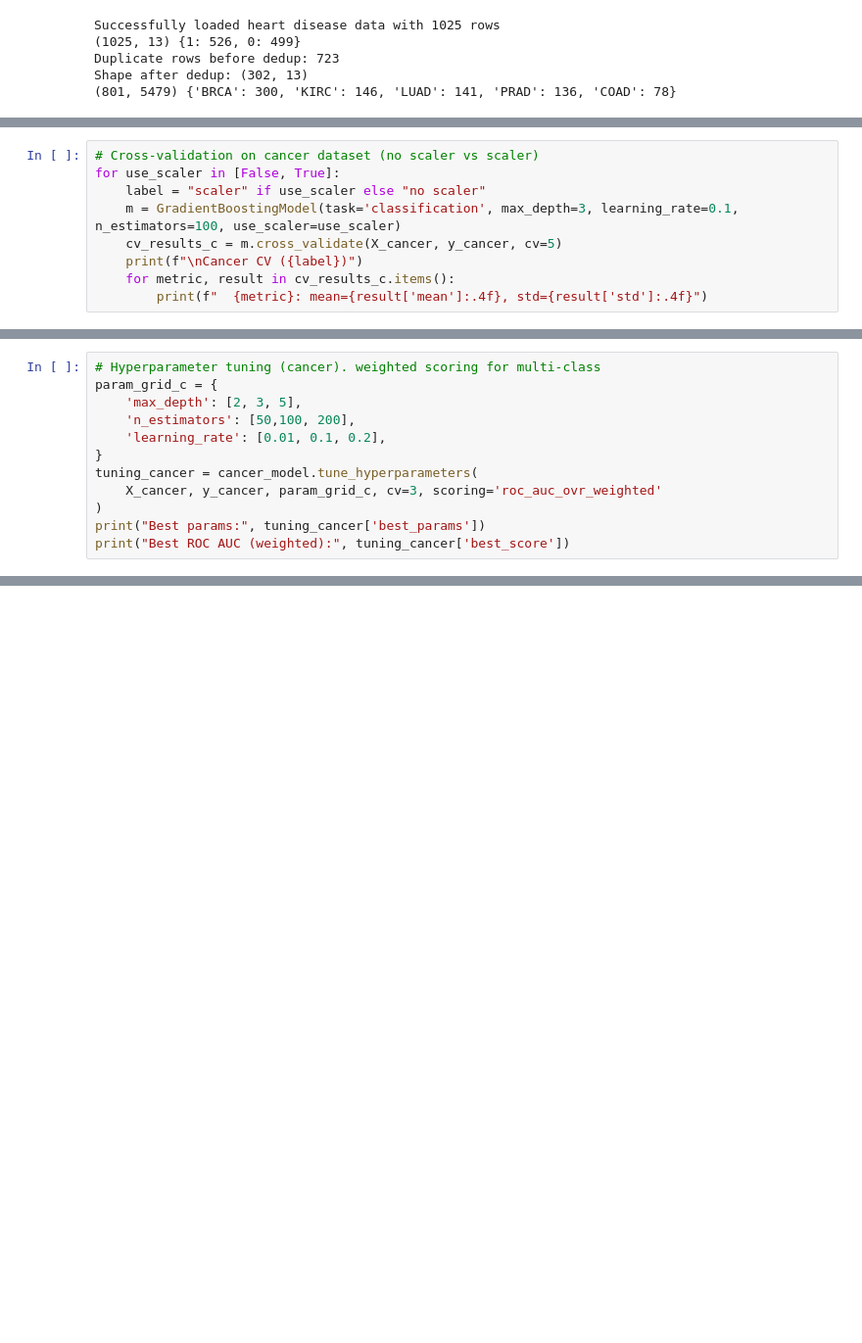
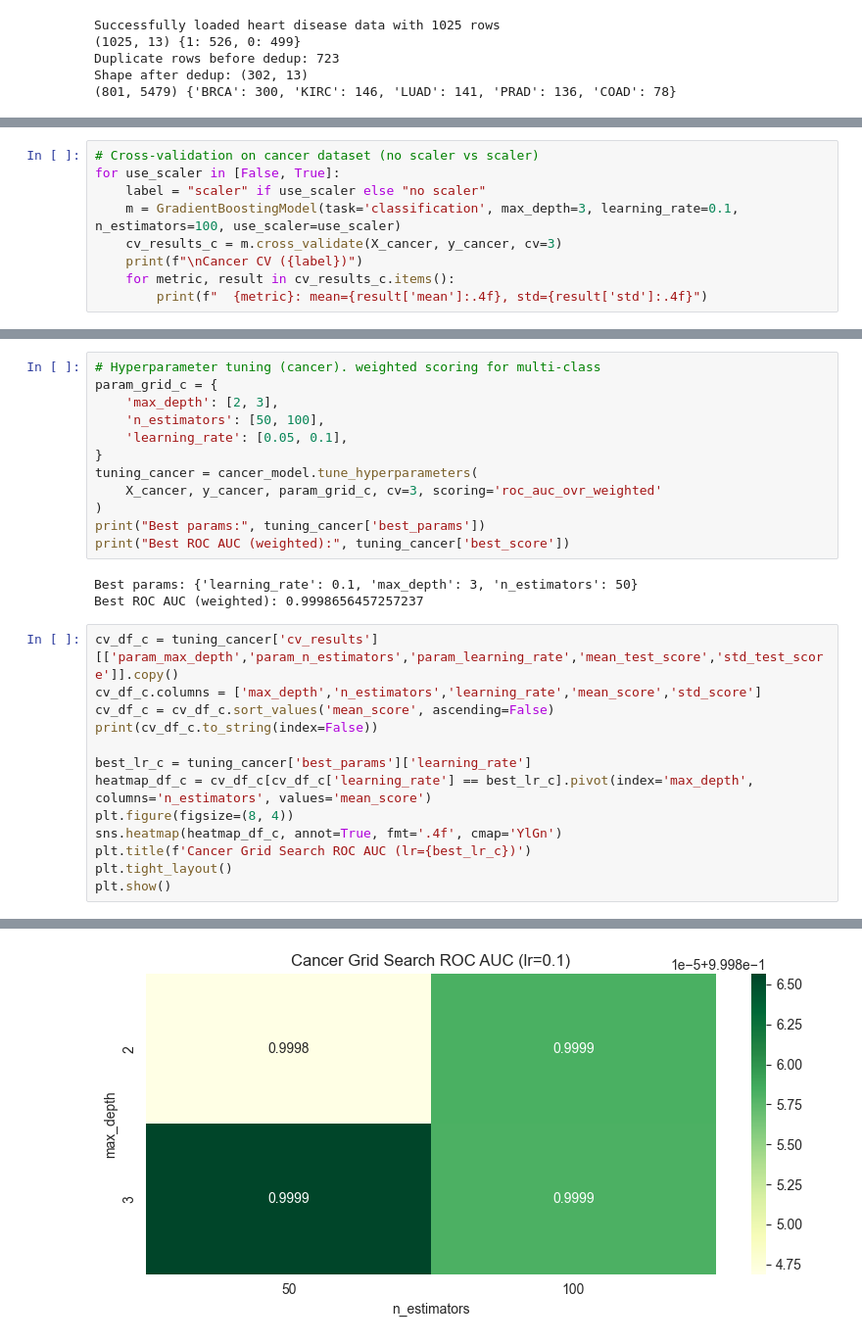
Before and after one commit to csci1851/homework-2-generoussidewalk, a Jupyter notebook: homework2/src/playground.ipynb, the cells around one changed output, grey strips where cells are left out. Shown at 98% size. Saved outputs shown, nothing was run; the diff lists cells and outputs as text; blank space fills up the shorter version.

```diff
--- a/homework2/src/playground.ipynb
+++ b/homework2/src/playground.ipynb
@@ -148,7 +204,7 @@ print("Cancer (scaler):   ", cancer_metrics_scaler)
 for use_scaler in [False, True]:
     label = "scaler" if use_scaler else "no scaler"
     m = GradientBoostingModel(task='classification', max_depth=3, learning_rate=0.1, n_estimators=100, use_scaler=use_scaler)
-    cv_results_c = m.cross_validate(X_cancer, y_cancer, cv=5)
+    cv_results_c = m.cross_validate(X_cancer, y_cancer, cv=3)
     print(f"\nCancer CV ({label})")
     for metric, result in cv_results_c.items():
         print(f"  {metric}: mean={result['mean']:.4f}, std={result['std']:.4f}")
@@ -170,12 +251,29 @@ print(results_cancer_df.to_string(index=False))
 # %%
 # Hyperparameter tuning (cancer). weighted scoring for multi-class
 param_grid_c = {
-    'max_depth': [2, 3, 5],
-    'n_estimators': [50,100, 200],
-    'learning_rate': [0.01, 0.1, 0.2],
+    'max_depth': [2, 3],
+    'n_estimators': [50, 100],
+    'learning_rate': [0.05, 0.1],
 }
 tuning_cancer = cancer_model.tune_hyperparameters(
     X_cancer, y_cancer, param_grid_c, cv=3, scoring='roc_auc_ovr_weighted'
 )
 print("Best params:", tuning_cancer['best_params'])
 print("Best ROC AUC (weighted):", tuning_cancer['best_score'])
+# %% [output]
+Best params: {'learning_rate': 0.1, 'max_depth': 3, 'n_estimators': 50}
+Best ROC AUC (weighted): 0.9998656457257237
+# %%
+cv_df_c = tuning_cancer['cv_results'][['param_max_depth','param_n_estimators','param_learning_rate','mean_test_score','std_test_score']].copy()
+cv_df_c.columns = ['max_depth','n_estimators','learning_rate','mean_score','std_score']
+cv_df_c = cv_df_c.sort_values('mean_score', ascending=False)
+print(cv_df_c.to_string(index=False))
+
+best_lr_c = tuning_cancer['best_params']['learning_rate']
+heatmap_df_c = cv_df_c[cv_df_c['learning_rate'] == best_lr_c].pivot(index='max_depth', columns='n_estimators', values='mean_score')
+plt.figure(figsize=(8, 4))
+sns.heatmap(heatmap_df_c, annot=True, fmt='.4f', cmap='YlGn')
+plt.title(f'Cancer Grid Search ROC AUC (lr={best_lr_c})')
+plt.tight_layout()
+plt.show()
+# %% [output]
@@ -182,3 +289,4 @@ print("Best ROC AUC (weighted):", tuning_cancer['best_score'])
+[figure, added]
 # %%
 # Feature importance (cancer)
 cancer_importance = cancer_model.get_feature_importance(plot=True, top_n=20)
```
Also changed, not shown: parts of 14 cells of this notebook.
